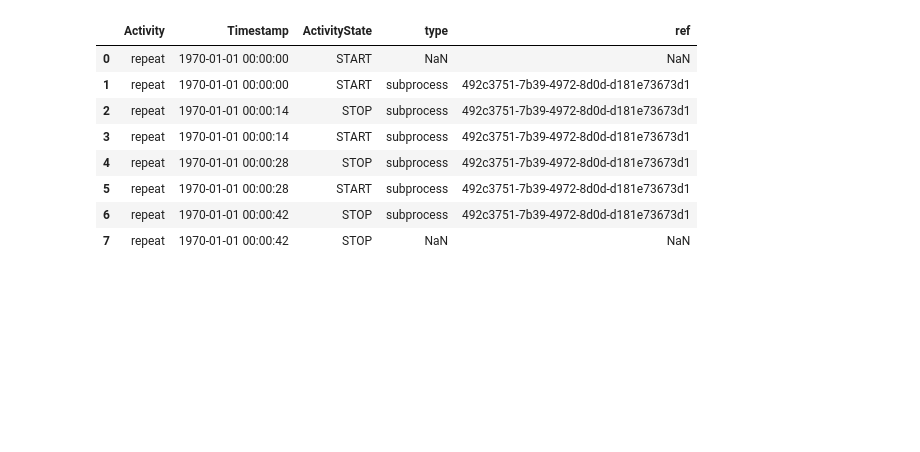
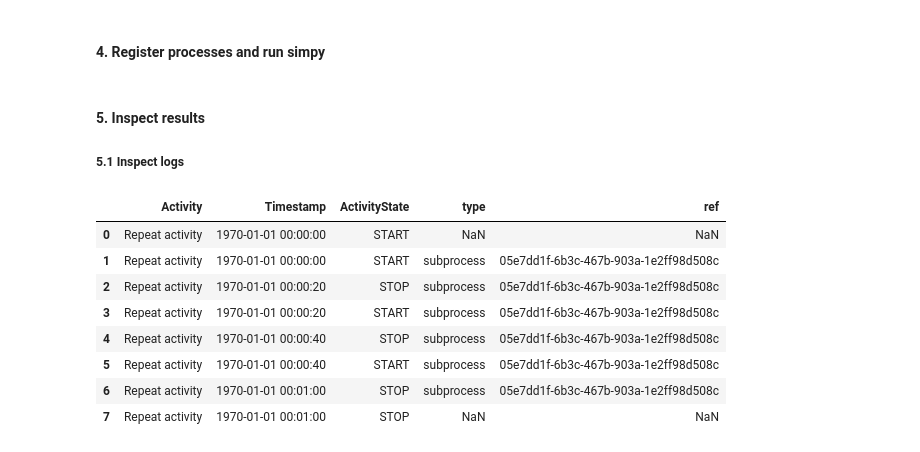
Before and after one commit to TUDelft-CITG/OpenCLSim, a Jupyter notebook: notebooks/06_RepeatActivity_example.ipynb, the cells around one changed output. Drawn from its saved outputs; the diff is of its cells as text; code cells hidden in the pictures; blank space fills up the shorter version.

```diff
--- a/notebooks/06_Repeat_process_example.ipynb
+++ b/notebooks/06_RepeatActivity_example.ipynb
@@ -14,16 +49,19 @@ registry = {}
 # %%
-activity = model.BasicActivity(
-    env=my_env,
-    name="Basic activity",
-    registry=registry,
-    duration=14,
-)
+# create a list of the sub processes
+sub_processes = [
+    model.BasicActivity(
+        env=my_env,
+        name="Basic activity",
+        registry=registry,
+        duration=20,
+    )
+]
 
+# create a 'repeat activity' that is made up of the 'sub_processes'
 repeat_activity = model.RepeatActivity(
     env=my_env,
-    name="repeat",
-    ID="6dbbbdf7-4589-11e9-bf3b-b469212bff5g",
+    name="Repeat activity",
     registry=registry,
-    sub_processes=[activity],
+    sub_processes=sub_processes,
     repetitions=3,
 )
@@ -32,0 +68,2 @@ my_env.run()
+# %% [markdown]
+#### 4. Register processes and run simpy
@@ -33,12 +74,15 @@ my_env.run()
+# %% [markdown]
+#### 5. Inspect results
+##### 5.1 Inspect logs
 # %%
-display(plot.get_log_dataframe(repeat_activity, [activity, repeat_activity]))
+display(plot.get_log_dataframe(repeat_activity, [repeat_activity]))
 # %% [output]
 |  | Activity | Timestamp | ActivityState | type | ref |
-| 0 | repeat | 1970-01-01 00:00:00 | START | NaN | NaN |
-| 1 | repeat | 1970-01-01 00:00:00 | START | subprocess | 492c3751-7b39-4972-8d0d-d181e73673d1 |
-| 2 | repeat | 1970-01-01 00:00:14 | STOP | subprocess | 492c3751-7b39-4972-8d0d-d181e73673d1 |
-| 3 | repeat | 1970-01-01 00:00:14 | START | subprocess | 492c3751-7b39-4972-8d0d-d181e73673d1 |
-| 4 | repeat | 1970-01-01 00:00:28 | STOP | subprocess | 492c3751-7b39-4972-8d0d-d181e73673d1 |
-| 5 | repeat | 1970-01-01 00:00:28 | START | subprocess | 492c3751-7b39-4972-8d0d-d181e73673d1 |
-| 6 | repeat | 1970-01-01 00:00:42 | STOP | subprocess | 492c3751-7b39-4972-8d0d-d181e73673d1 |
-| 7 | repeat | 1970-01-01 00:00:42 | STOP | NaN | NaN |
+| 0 | Repeat activity | 1970-01-01 00:00:00 | START | NaN | NaN |
+| 1 | Repeat activity | 1970-01-01 00:00:00 | START | subprocess | 05e7dd1f-6b3c-467b-903a-1e2ff98d508c |
+| 2 | Repeat activity | 1970-01-01 00:00:20 | STOP | subprocess | 05e7dd1f-6b3c-467b-903a-1e2ff98d508c |
+| 3 | Repeat activity | 1970-01-01 00:00:20 | START | subprocess | 05e7dd1f-6b3c-467b-903a-1e2ff98d508c |
+| 4 | Repeat activity | 1970-01-01 00:00:40 | STOP | subprocess | 05e7dd1f-6b3c-467b-903a-1e2ff98d508c |
+| 5 | Repeat activity | 1970-01-01 00:00:40 | START | subprocess | 05e7dd1f-6b3c-467b-903a-1e2ff98d508c |
+| 6 | Repeat activity | 1970-01-01 00:01:00 | STOP | subprocess | 05e7dd1f-6b3c-467b-903a-1e2ff98d508c |
+| 7 | Repeat activity | 1970-01-01 00:01:00 | STOP | NaN | NaN |
```
Also changed, not shown: parts of 16 cells of this notebook, 1 other file.
